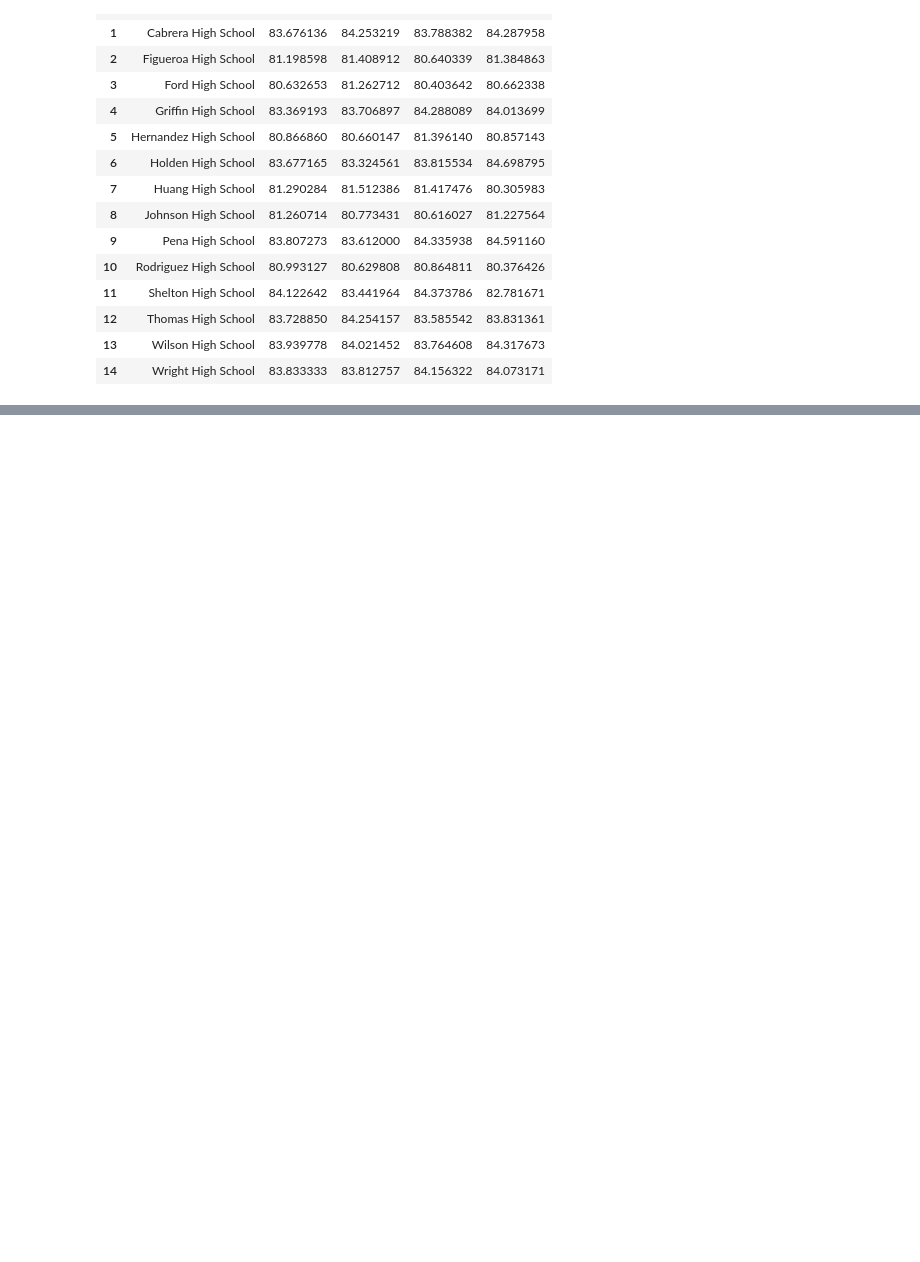
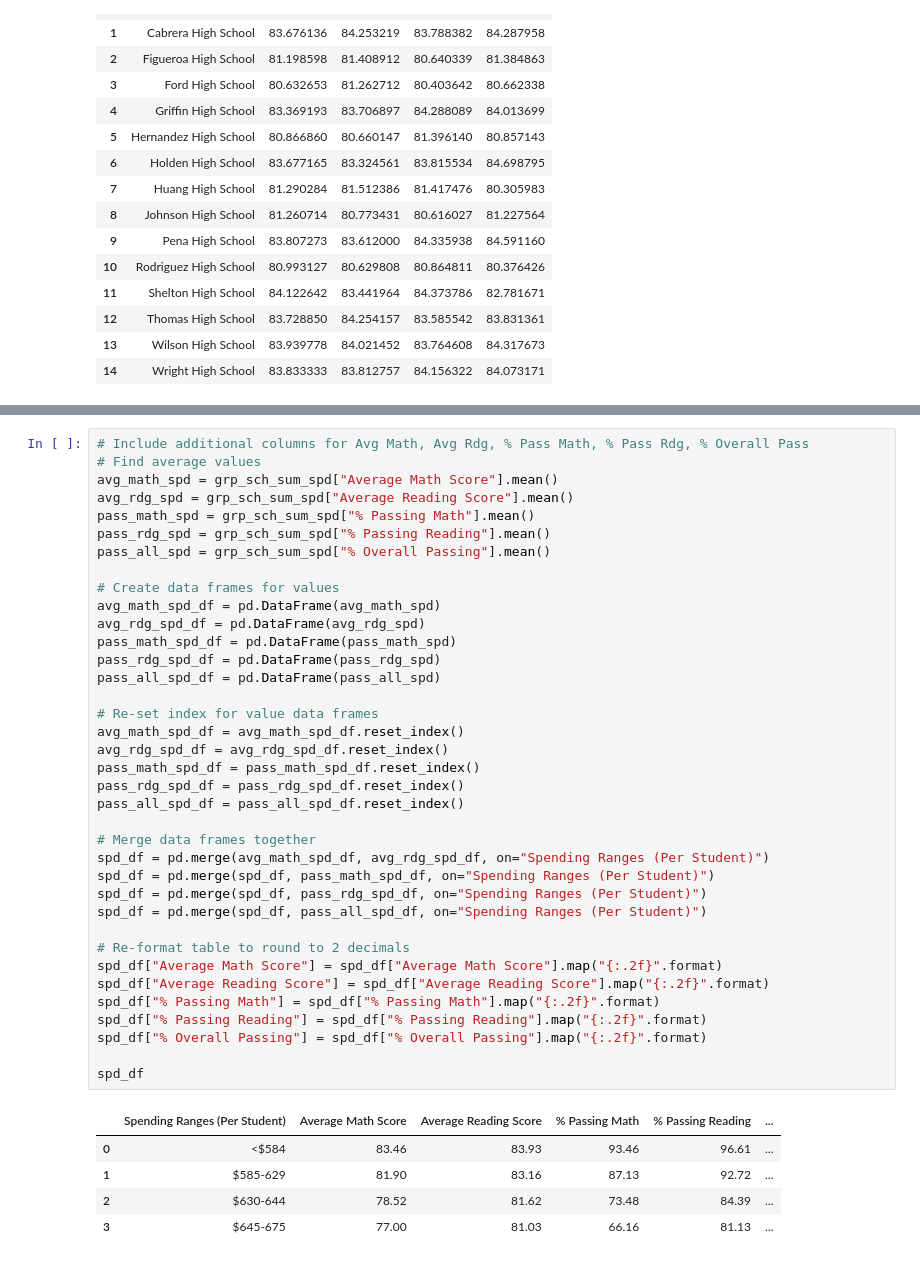
Before and after one commit to tamaranxu/pandas-challenge, a Jupyter notebook: PyCitySchools/PyCitySchools.ipynb, the cells around one changed output, grey strips where cells are left out. Cells and saved outputs as stored; diff of their text form; blank space fills up the shorter version.

```diff
--- a/PyCitySchools/PyCitySchools.ipynb
+++ b/PyCitySchools/PyCitySchools.ipynb
@@ -933,0 +947,43 @@ final_school_sum_copy.head()
+# %%
+# Include additional columns for Avg Math, Avg Rdg, % Pass Math, % Pass Rdg, % Overall Pass
+# Find average values
+avg_math_spd = grp_sch_sum_spd["Average Math Score"].mean()
+avg_rdg_spd = grp_sch_sum_spd["Average Reading Score"].mean()
+pass_math_spd = grp_sch_sum_spd["% Passing Math"].mean()
+pass_rdg_spd = grp_sch_sum_spd["% Passing Reading"].mean()
+pass_all_spd = grp_sch_sum_spd["% Overall Passing"].mean()
+
+# Create data frames for values
+avg_math_spd_df = pd.DataFrame(avg_math_spd)
+avg_rdg_spd_df = pd.DataFrame(avg_rdg_spd)
+pass_math_spd_df = pd.DataFrame(pass_math_spd)
+pass_rdg_spd_df = pd.DataFrame(pass_rdg_spd)
+pass_all_spd_df = pd.DataFrame(pass_all_spd)
+
+# Re-set index for value data frames
+avg_math_spd_df = avg_math_spd_df.reset_index()
+avg_rdg_spd_df = avg_rdg_spd_df.reset_index()
+pass_math_spd_df = pass_math_spd_df.reset_index()
+pass_rdg_spd_df = pass_rdg_spd_df.reset_index()
+pass_all_spd_df = pass_all_spd_df.reset_index()
+
+# Merge data frames together
+spd_df = pd.merge(avg_math_spd_df, avg_rdg_spd_df, on="Spending Ranges (Per Student)")
+spd_df = pd.merge(spd_df, pass_math_spd_df, on="Spending Ranges (Per Student)")
+spd_df = pd.merge(spd_df, pass_rdg_spd_df, on="Spending Ranges (Per Student)")
+spd_df = pd.merge(spd_df, pass_all_spd_df, on="Spending Ranges (Per Student)")
+
+# Re-format table to round to 2 decimals
+spd_df["Average Math Score"] = spd_df["Average Math Score"].map("{:.2f}".format)
+spd_df["Average Reading Score"] = spd_df["Average Reading Score"].map("{:.2f}".format)
+spd_df["% Passing Math"] = spd_df["% Passing Math"].map("{:.2f}".format)
+spd_df["% Passing Reading"] = spd_df["% Passing Reading"].map("{:.2f}".format)
+spd_df["% Overall Passing"] = spd_df["% Overall Passing"].map("{:.2f}".format)
+
+spd_df
+# %% [output]
+|  | Spending Ranges (Per Student) | Average Math Score | Average Reading Score | % Passing Math | % Passing Reading | ... |
+| 0 | <$584 | 83.46 | 83.93 | 93.46 | 96.61 | ... |
+| 1 | $585-629 | 81.90 | 83.16 | 87.13 | 92.72 | ... |
+| 2 | $630-644 | 78.52 | 81.62 | 73.48 | 84.39 | ... |
+| 3 | $645-675 | 77.00 | 81.03 | 66.16 | 81.13 | ... |
```
Also changed, not shown: parts of 6 cells of this notebook.
